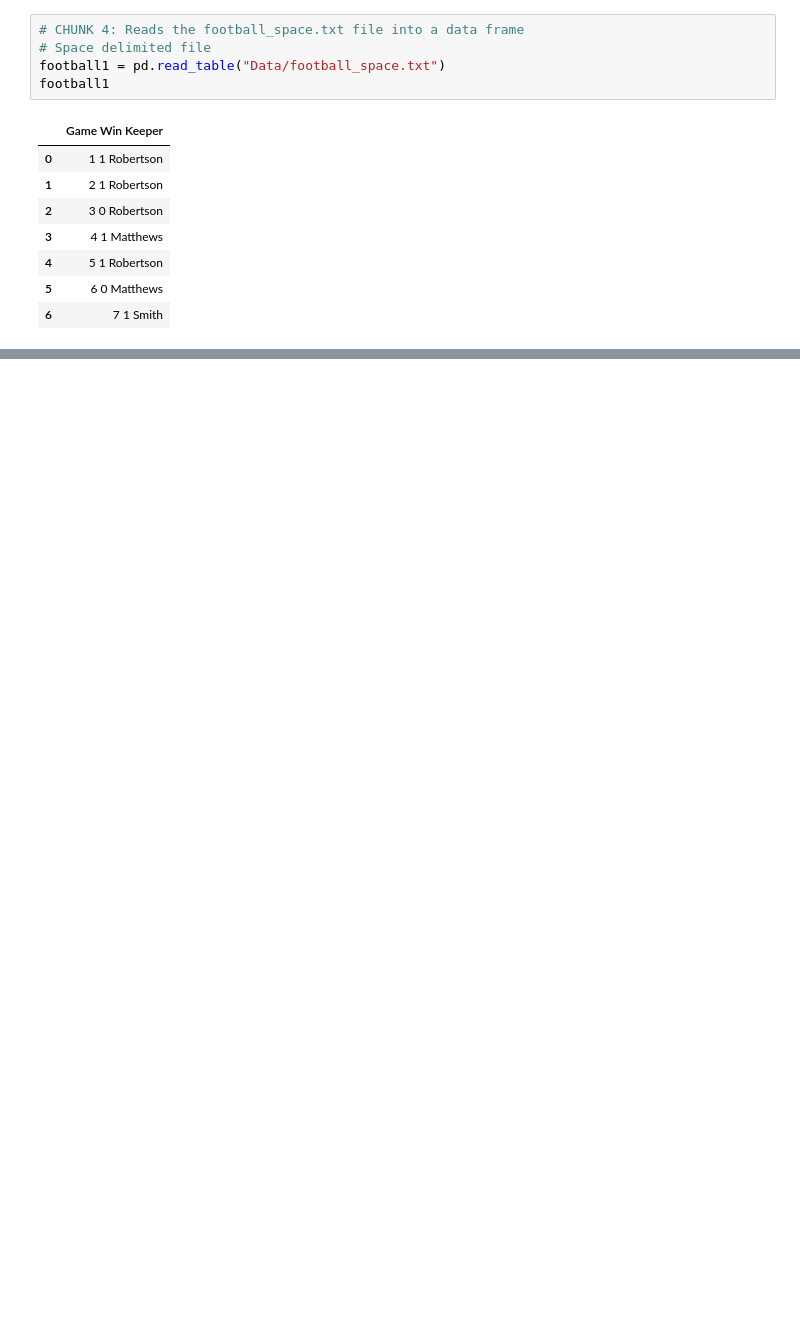
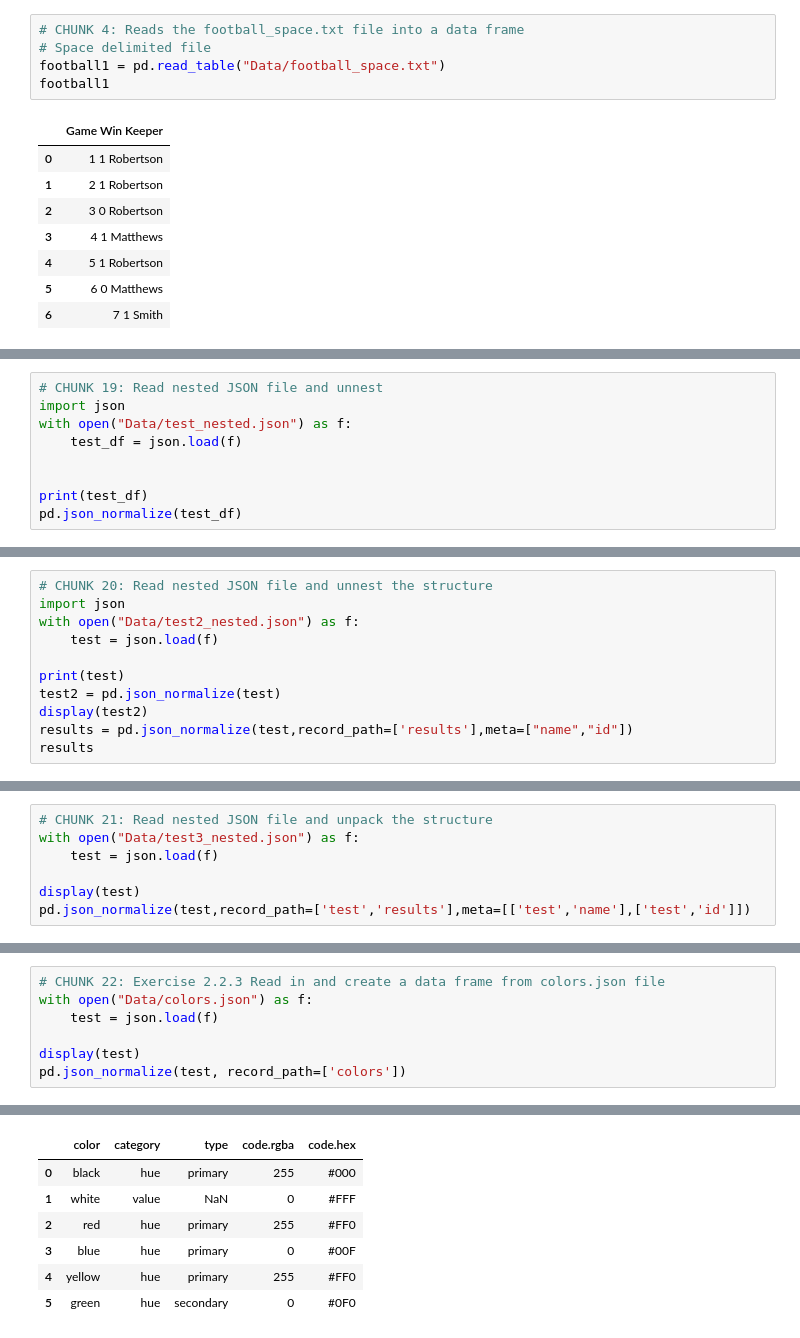
Before and after one commit to M-Christensen/ATPA, a Jupyter notebook: SOAModule_Notes/Module2/Sec2_DataFrames.ipynb, the cells around one changed output, grey strips where cells are left out. Saved outputs shown, nothing was run; the diff lists cells and outputs as text; blank space fills up the shorter version.

```diff
--- a/SOAModule_Notes/Module2/Sec2_DataFrames.ipynb
+++ b/SOAModule_Notes/Module2/Sec2_DataFrames.ipynb
@@ -306,0 +217,9 @@ SyntaxError: invalid syntax (2111779766.py, line 8)
+# %%
+# CHUNK 19: Read nested JSON file and unnest
+import json
+with open("Data/test_nested.json") as f:
+	test_df = json.load(f)
+
+
+print(test_df)
+pd.json_normalize(test_df)
@@ -306,0 +231,11 @@ SyntaxError: invalid syntax (2111779766.py, line 8)
+# %%
+# CHUNK 20: Read nested JSON file and unnest the structure
+import json
+with open("Data/test2_nested.json") as f:
+	test = json.load(f)
+
+print(test)
+test2 = pd.json_normalize(test)
+display(test2)
+results = pd.json_normalize(test,record_path=['results'],meta=["name","id"])
+results
@@ -306,0 +250,7 @@ SyntaxError: invalid syntax (2111779766.py, line 8)
+# %%
+# CHUNK 21: Read nested JSON file and unpack the structure
+with open("Data/test3_nested.json") as f:
+	test = json.load(f)
+
+display(test)
+pd.json_normalize(test,record_path=['test','results'],meta=[['test','name'],['test','id']])
@@ -306,0 +270,8 @@ SyntaxError: invalid syntax (2111779766.py, line 8)
+# %%
+# CHUNK 22: Exercise 2.2.3 Read in and create a data frame from colors.json file
+with open("Data/colors.json") as f:
+    test = json.load(f)
+
+display(test)
+pd.json_normalize(test, record_path=['colors'])
+# %% [output]
@@ -306,0 +295,7 @@ SyntaxError: invalid syntax (2111779766.py, line 8)
+|  | color | category | type | code.rgba | code.hex |
+| 0 | black | hue | primary | 255 | #000 |
+| 1 | white | value | NaN | 0 | #FFF |
+| 2 | red | hue | primary | 255 | #FF0 |
+| 3 | blue | hue | primary | 0 | #00F |
+| 4 | yellow | hue | primary | 255 | #FF0 |
+| 5 | green | hue | secondary | 0 | #0F0 |
```
Also changed, not shown: parts of 31 cells of this notebook.
